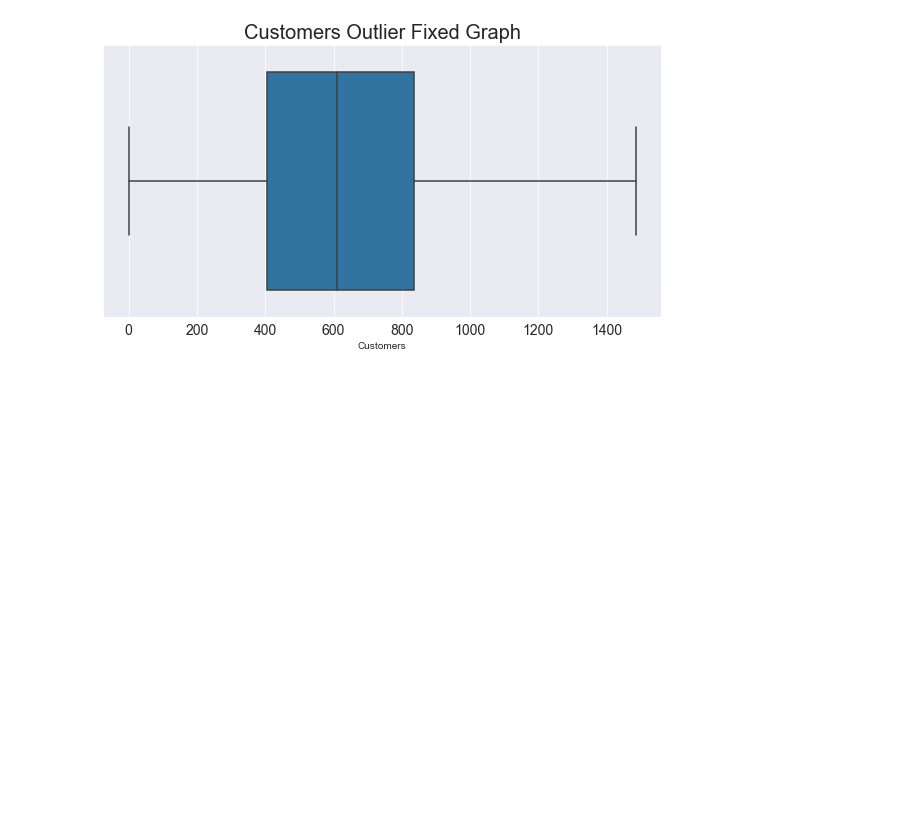
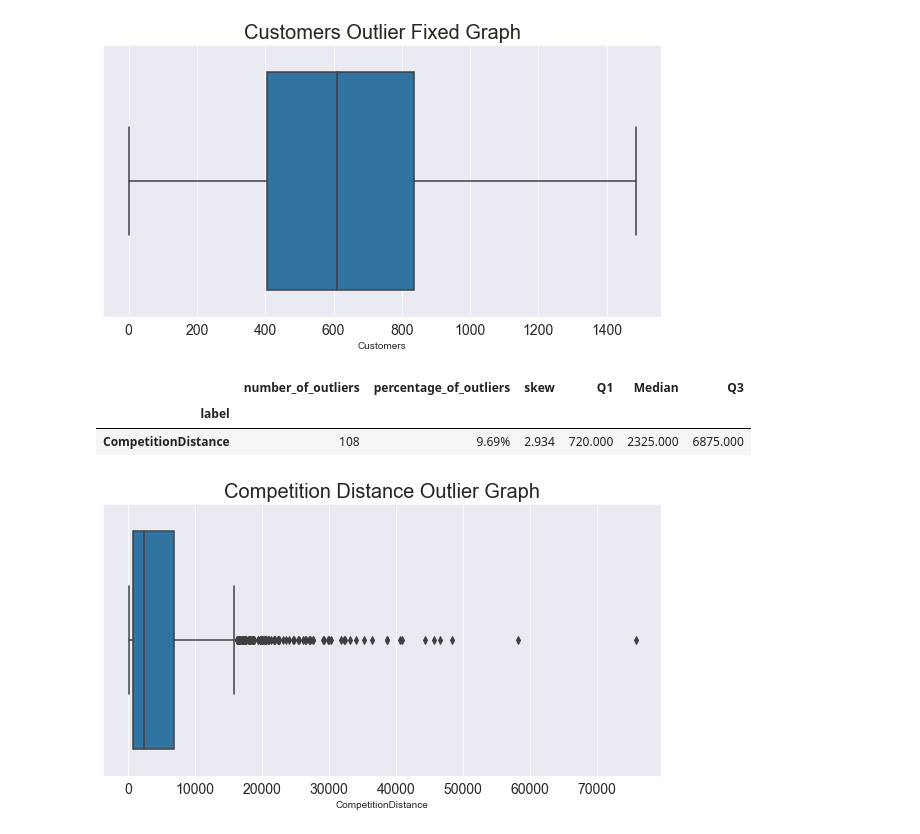
Before and after one commit to bkget/Pharmaceutical-Sales-Prediction, a Jupyter notebook: notebooks/1.data_preprocessing.ipynb, the cells around one changed output. Drawn from its saved outputs; the diff is of its cells as text; code cells hidden in the pictures; blank space fills up the shorter version.

Commit message:
Fix outliers in store dataset

```diff
--- a/notebooks/1.data_preprocessing.ipynb
+++ b/notebooks/1.data_preprocessing.ipynb
@@ -344,3 +344,14 @@ plot.box_plot(df_train, df_train['Customers'], "Customers Outlier Fixed Graph")
 # %% [output]
 [figure]
 [figure]
+# %%
+df_outliers = DfOutlier(df_store[['CompetitionDistance']].copy())
+df_outliers.getOverview()
+# %% [output]
+|  | number_of_outliers | percentage_of_outliers | skew | Q1 | Median | Q3 |
+| label |  |  |  |  |  |  |
+| CompetitionDistance | 108 | 9.69% | 2.934 | 720.000 | 2325.000 | 6875.000 |
+# %%
+plot.box_plot(df_store, df_store['CompetitionDistance'], "Competition Distance Outlier Graph")
+# %% [output]
+[figure, added]
```
Also changed, not shown: parts of 1 cell of this notebook.
